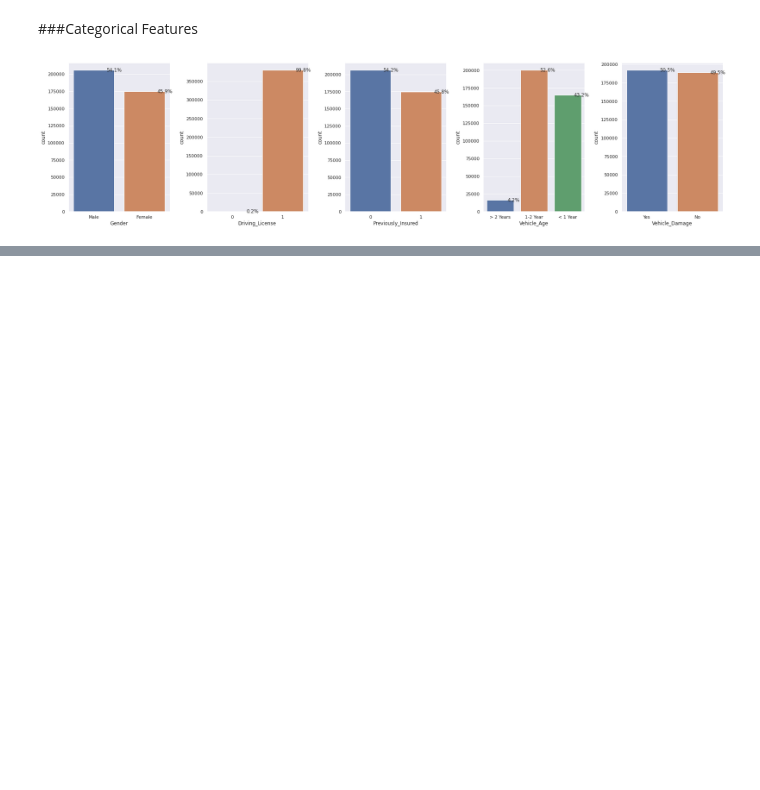
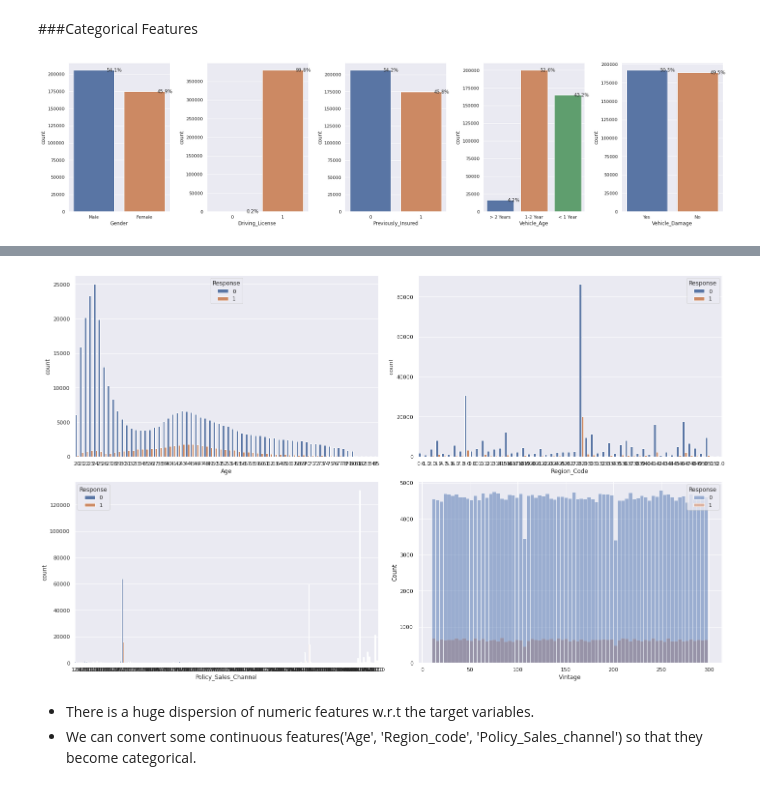
Before and after one commit to shadabsgit/ML-Classification-Capstone-Project, a Jupyter notebook: HEALTH_INSURANCE_CROSS_SELL_PREDICTION.ipynb, the cells around one changed output, grey strips where cells are left out. Saved outputs shown, nothing was run; the diff lists cells and outputs as text; code cells hidden in the pictures; blank space fills up the shorter version.

```diff
--- a/HEALTH_INSURANCE_CROSS_SELL_PREDICTION.ipynb
+++ b/HEALTH_INSURANCE_CROSS_SELL_PREDICTION.ipynb
@@ -277,0 +317,24 @@ for n,column in enumerate(discrete_features[:-1]):
+# %%
+#Plotting distributions for numeric features with respect to the target variables
+
+#Define subplots and axes
+fig, axes = plt.subplots(2,2, figsize=(28,12))
+
+#Distribution for Age
+sns.countplot(ax = axes[0][0],x = 'Age', data = data, hue='Response')
+
+#Distribution for Region_Code
+sns.countplot(ax = axes[0][1],x = 'Region_Code', data = data, hue='Response')
+
+#Distribution for Policy_Sales_Channel
+sns.countplot(ax = axes[1][0],x = 'Policy_Sales_Channel', data = data, hue='Response')
+
+#Distribution for Vintage
+sns.histplot(ax = axes[1][1], x = data['Vintage'],data = data, hue='Response')
+
+plt.tight_layout()
+# %% [output]
+[figure, added]
+# %% [markdown]
+* There is a huge dispersion of numeric features w.r.t the target variables.
+* We can convert some continuous features('Age', 'Region_code', 'Policy_Sales_channel') so that they become categorical.
```
Also changed, not shown: parts of 8 cells of this notebook.
